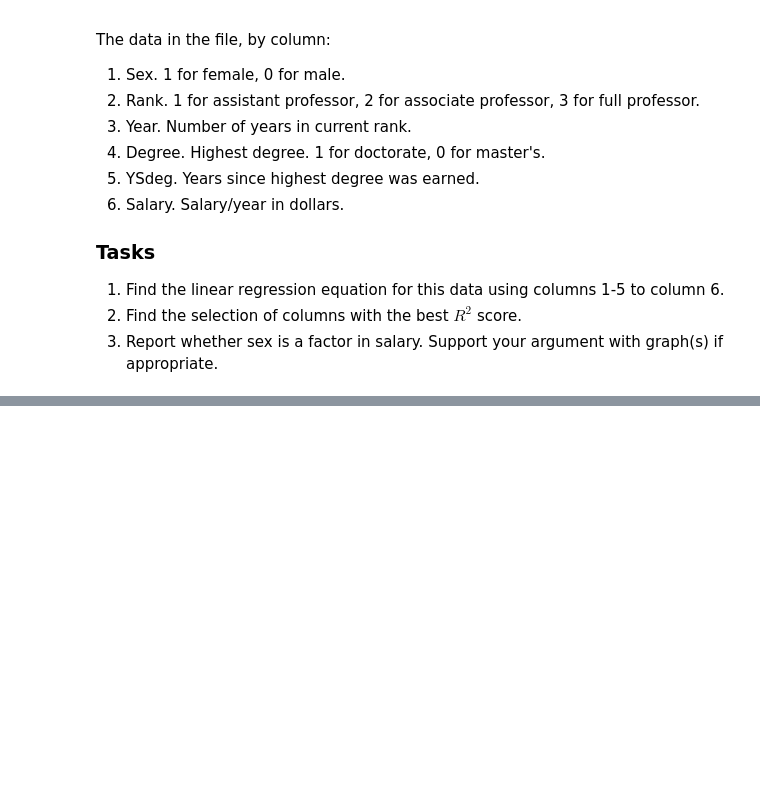
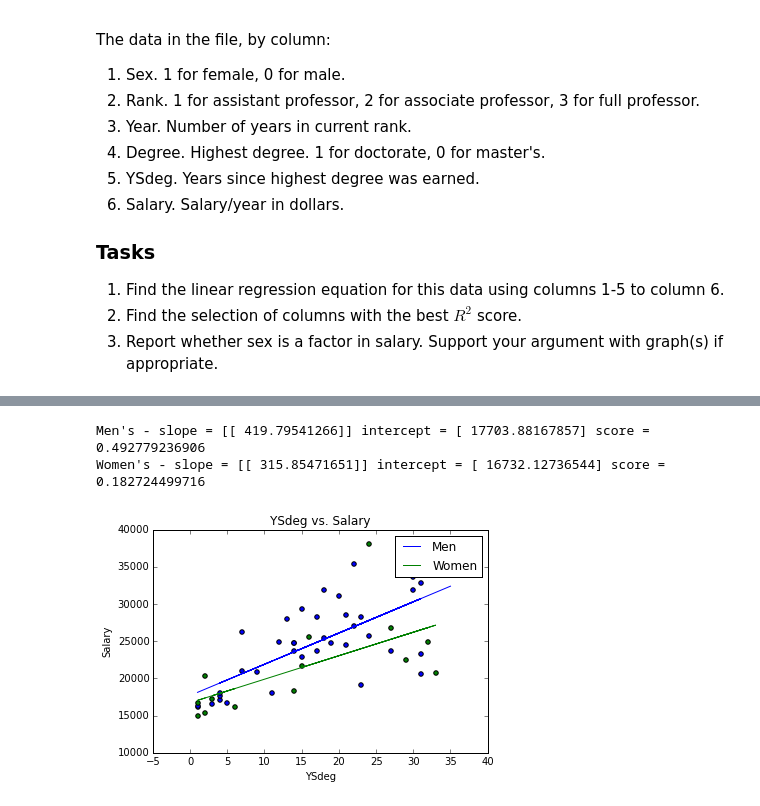
Before and after one commit to JonathanFrederick/linear-regression, a Jupyter notebook: simple-linear-regression.ipynb, the cells around one changed output, grey strips where cells are left out. Saved outputs shown, nothing was run; the diff lists cells and outputs as text; code cells hidden in the pictures; blank space fills up the shorter version.

```diff
--- a/simple-linear-regression.ipynb
+++ b/simple-linear-regression.ipynb
@@ -120,0 +195,6 @@ df = pd.read_fwf("salary.txt", header=None,
+# %%
+graph_mw('YSdeg')
+# %% [output]
+Men's - slope = [[ 419.79541266]] intercept = [ 17703.88167857] score = 0.492779236906
+Women's - slope = [[ 315.85471651]] intercept = [ 16732.12736544] score = 0.182724499716
+[figure, added]
```
Also changed, not shown: parts of 15 cells of this notebook.
